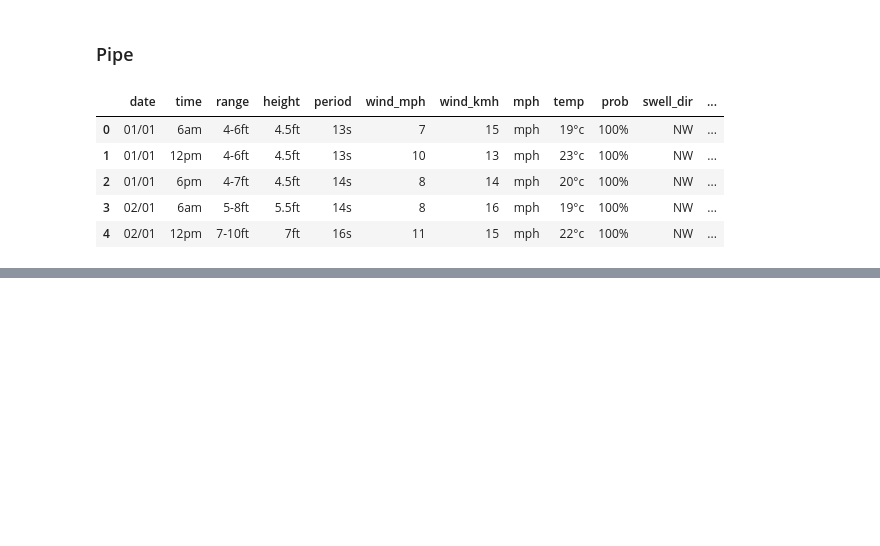
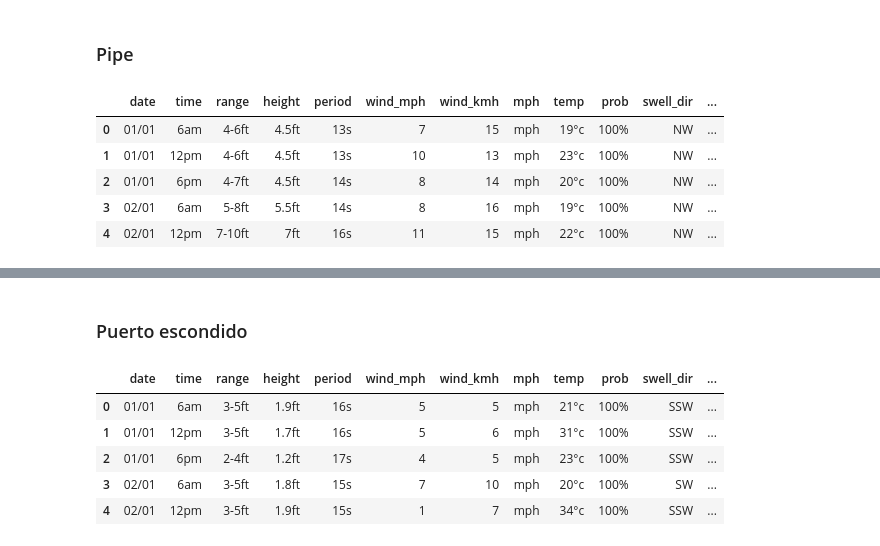
Before and after one commit to lukesmith194/SurfScanner, a Jupyter notebook: data_extraction_plus.ipynb, the cells around one changed output, grey strips where cells are left out. Cells and saved outputs as stored; diff of their text form; code cells hidden in the pictures; blank space fills up the shorter version.

```diff
--- a/data_extraction_plus.ipynb
+++ b/data_extraction_plus.ipynb
@@ -329,0 +369,11 @@ df_pipe_2018.to_csv("df_pipe_2018.csv", index=False)
+# %% [markdown]
+###  Puerto escondido
+# %%
+df_pe_2018.head()
+# %% [output]
+|  | date | time | range | height | period | wind_mph | wind_kmh | mph | temp | prob | swell_dir | ... |
+| 0 | 01/01 | 6am | 3-5ft | 1.9ft | 16s | 5 | 5 | mph | 21°c | 100% | SSW | ... |
+| 1 | 01/01 | 12pm | 3-5ft | 1.7ft | 16s | 5 | 6 | mph | 31°c | 100% | SSW | ... |
+| 2 | 01/01 | 6pm | 2-4ft | 1.2ft | 17s | 4 | 5 | mph | 23°c | 100% | SSW | ... |
+| 3 | 02/01 | 6am | 3-5ft | 1.8ft | 15s | 7 | 10 | mph | 20°c | 100% | SW | ... |
+| 4 | 02/01 | 12pm | 3-5ft | 1.9ft | 15s | 1 | 7 | mph | 34°c | 100% | SSW | ... |
```
Also changed, not shown: parts of 22 cells of this notebook, 7 other files.
